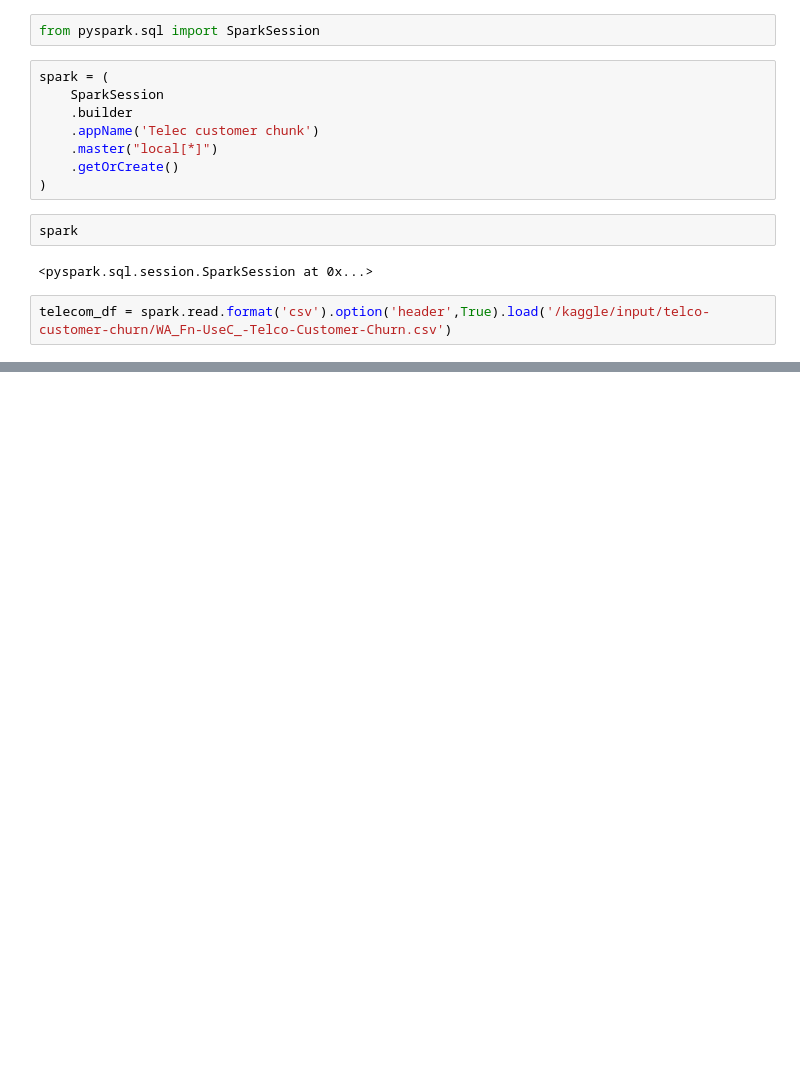
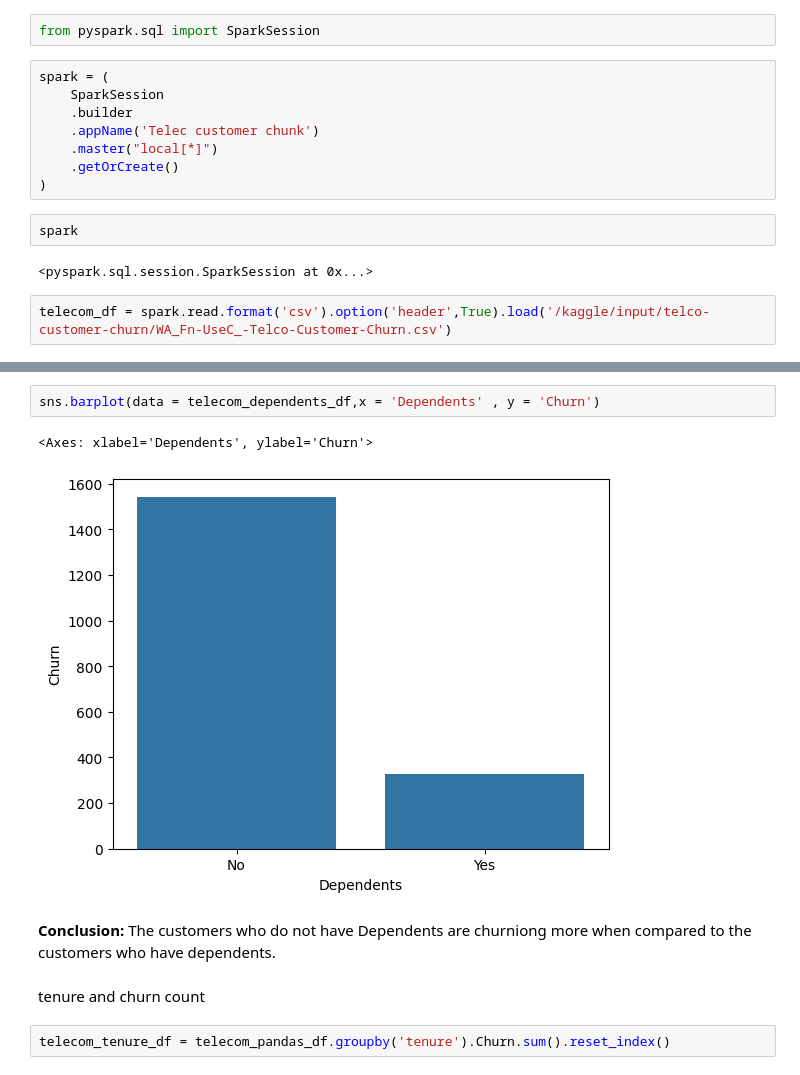
Before and after one commit to SrijaG29/Telecom_customer_churn, a Jupyter notebook: Teleco_communication_churn.ipynb, the cells around one changed output, grey strips where cells are left out. Saved outputs shown, nothing was run; the diff lists cells and outputs as text; blank space fills up the shorter version.

```diff
--- a/Teleco_communication_churn.ipynb
+++ b/Teleco_communication_churn.ipynb
@@ -169,0 +394,11 @@ telecom_df.dtypes
+# %%
+sns.barplot(data = telecom_dependents_df,x = 'Dependents' , y = 'Churn')
+# %% [output]
+<Axes: xlabel='Dependents', ylabel='Churn'>
+[figure, added]
+# %% [markdown]
+**Conclusion:** The customers who do not have Dependents are churniong more when compared to the customers who have dependents.
+# %% [markdown]
+tenure and churn count
+# %%
+telecom_tenure_df = telecom_pandas_df.groupby('tenure').Churn.sum().reset_index()
```
Also changed, not shown: parts of 109 cells of this notebook.
